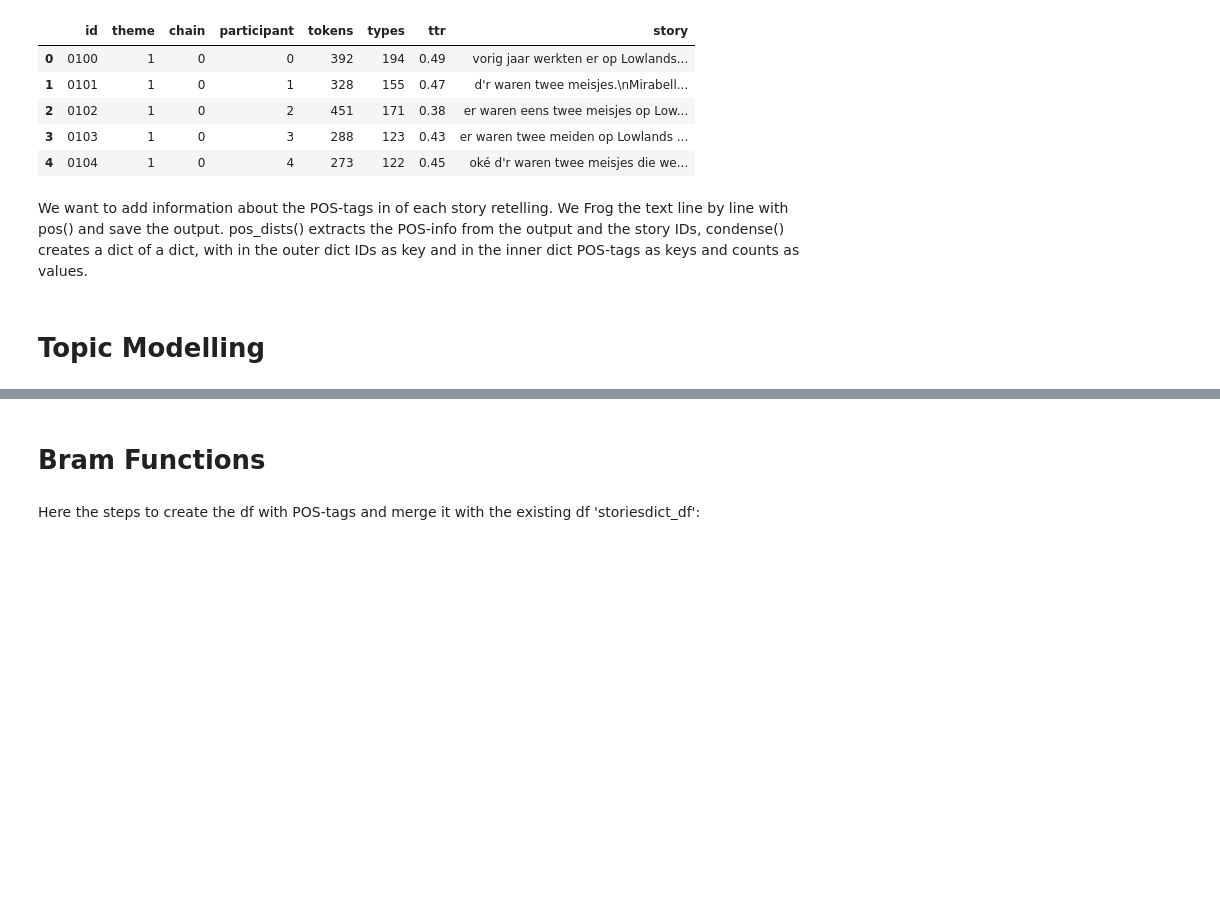
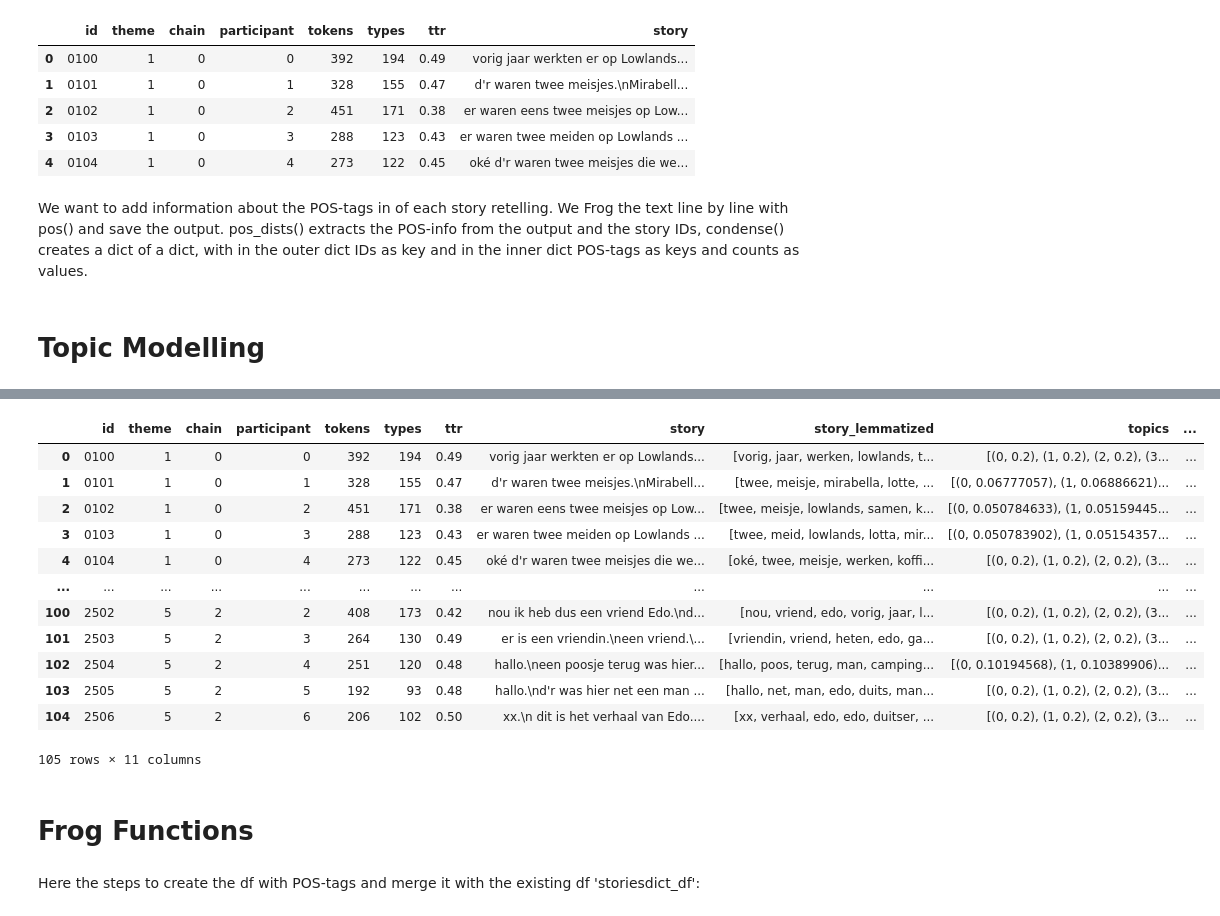
Before and after one commit to bma-vandijk/LL_analysis, a Jupyter notebook: LL_analysis.ipynb, the cells around one changed output, grey strips where cells are left out. Saved outputs shown, nothing was run; the diff lists cells and outputs as text; code cells hidden in the pictures; blank space fills up the shorter version.

Commit message:
upload 5 topic models & master_df incl topicguess

```diff
--- a/LL_analysis.ipynb
+++ b/LL_analysis.ipynb
@@ -128,0 +189,14 @@ We want to add information about the POS-tags in of each story retelling. We Fro
+# %%
+import gensim
+
+NUM_TOPICS = 5
+ldamodel = gensim.models.ldamodel.LdaModel(corpus, num_topics = NUM_TOPICS, id2word=dictionary, passes=15)
+ldamodel.save('model5.gensim')
+
+for idx, topic in ldamodel.print_topics(-1):
+    print('Topic: {} \nWords: {}'.format(idx, topic))
+
+
+# topics = ldamodel.print_topics(num_words=5)
+# for topic in topics:
+#     print(topic)
@@ -128,0 +224,10 @@ We want to add information about the POS-tags in of each story retelling. We Fro
+# %%
+dictionary = gensim.corpora.Dictionary.load('dictionary.gensim')
+corpus = pickle.load(open('corpus.pkl', 'rb'))
+lda = gensim.models.ldamodel.LdaModel.load('model5.gensim')
+
+
+import pyLDAvis.gensim_models
+
+lda_display = pyLDAvis.gensim_models.prepare(lda, corpus, dictionary, sort_topics=False)
+pyLDAvis.display(lda_display)
@@ -129,5 +246,39 @@ We want to add information about the POS-tags in of each story retelling. We Fro
+# %%
+def get_topics(text):
+    '''
+    Function takes in raw text, tokenizes it and find to which topics it belongs.
+    Returns topics and corresponding correspondance to that topic
+    '''
+
+    story = tokenize(text)
+    story_bow = dictionary.doc2bow(story)
+    topics = ldamodel.get_document_topics(story_bow)
+
+    return topics
+
+def get_best_topic(topics):
+    return max(topics, key=lambda x:x[1])
+# %%
+master_df['topics'] = master_df['story_lemmatized'].apply(lambda story: get_topics(''.join(story)))
+master_df['best_topic'] = master_df['topics'].apply(lambda topics: get_best_topic(topics))
+# %%
+master_df
+# %% [output]
+|  | id | theme | chain | participant | tokens | types | ttr | story | story_lemmatized | topics | ... |
+| 0 | 0100 | 1 | 0 | 0 | 392 | 194 | 0.49 | vorig jaar werkten er op Lowlands... | [vorig, jaar, werken, lowlands, t... | [(0, 0.2), (1, 0.2), (2, 0.2), (3... | ... |
+| 1 | 0101 | 1 | 0 | 1 | 328 | 155 | 0.47 | d'r waren twee meisjes.\nMirabell... | [twee, meisje, mirabella, lotte, ... | [(0, 0.06777057), (1, 0.06886621)... | ... |
+| 2 | 0102 | 1 | 0 | 2 | 451 | 171 | 0.38 | er waren eens twee meisjes op Low... | [twee, meisje, lowlands, samen, k... | [(0, 0.050784633), (1, 0.05159445... | ... |
+| 3 | 0103 | 1 | 0 | 3 | 288 | 123 | 0.43 | er waren twee meiden op Lowlands ... | [twee, meid, lowlands, lotta, mir... | [(0, 0.050783902), (1, 0.05154357... | ... |
+| 4 | 0104 | 1 | 0 | 4 | 273 | 122 | 0.45 | oké d'r waren twee meisjes die we... | [oké, twee, meisje, werken, koffi... | [(0, 0.2), (1, 0.2), (2, 0.2), (3... | ... |
+| ... | ... | ... | ... | ... | ... | ... | ... | ... | ... | ... | ... |
+| 100 | 2502 | 5 | 2 | 2 | 408 | 173 | 0.42 | nou ik heb dus een vriend Edo.\nd... | [nou, vriend, edo, vorig, jaar, l... | [(0, 0.2), (1, 0.2), (2, 0.2), (3... | ... |
+| 101 | 2503 | 5 | 2 | 3 | 264 | 130 | 0.49 | er is een vriendin.\neen vriend.\... | [vriendin, vriend, heten, edo, ga... | [(0, 0.2), (1, 0.2), (2, 0.2), (3... | ... |
+| 102 | 2504 | 5 | 2 | 4 | 251 | 120 | 0.48 | hallo.\neen poosje terug was hier... | [hallo, poos, terug, man, camping... | [(0, 0.10194568), (1, 0.10389906)... | ... |
+| 103 | 2505 | 5 | 2 | 5 | 192 | 93 | 0.48 | hallo.\nd'r was hier net een man ... | [hallo, net, man, edo, duits, man... | [(0, 0.2), (1, 0.2), (2, 0.2), (3... | ... |
+| 104 | 2506 | 5 | 2 | 6 | 206 | 102 | 0.50 | xx.\n dit is het verhaal van Edo.... | [xx, verhaal, edo, edo, duitser, ... | [(0, 0.2), (1, 0.2), (2, 0.2), (3... | ... |
+105 rows × 11 columns
 # %% [markdown]
-# Bram Functions
+# Frog Functions
 # %%
 def pos(storydict):
     '''this function POS-tags (i.e. 'Frogs') a string line by line
```
Also changed, not shown: parts of 9 cells of this notebook, 6 other files.
